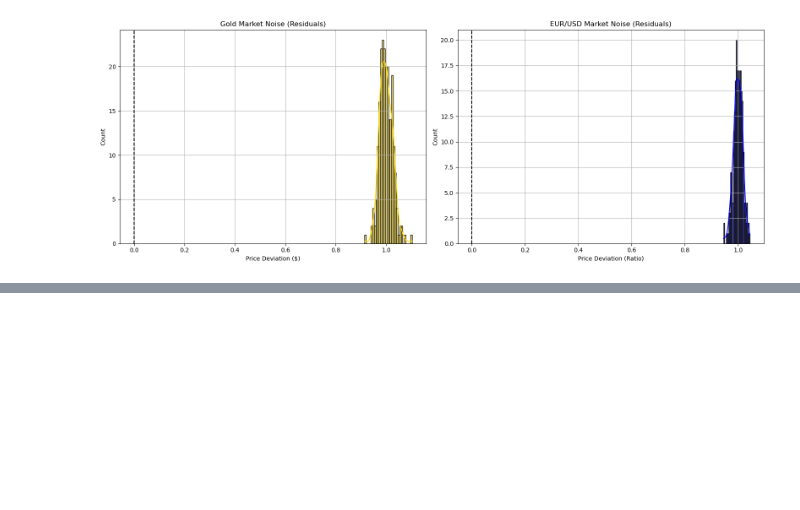
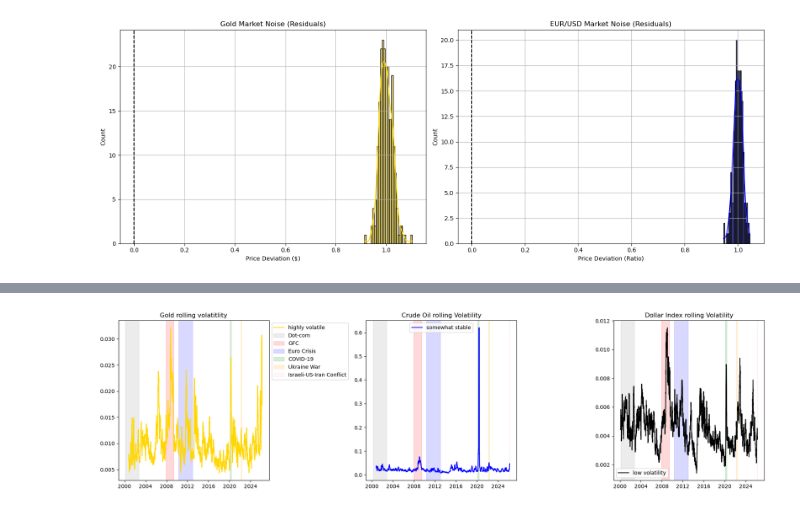
Before and after one commit to PandoraMK/Market-Analysis, a Jupyter notebook: MarketAnalysis_GOLDvsEURUSD.ipynb, the cells around one changed output, grey strips where cells are left out. Cells and saved outputs as stored; diff of their text form; code cells hidden in the pictures; blank space fills up the shorter version.

```diff
--- a/MarketAnalysis_GOLDvsEURUSD.ipynb
+++ b/MarketAnalysis_GOLDvsEURUSD.ipynb
@@ -261,0 +414,46 @@ plt.show()
+# %%
+# 2. rolling volatitlity
+#shows how volatility changes with time
+
+gold_rol_volatility = gold['Close'].pct_change().rolling(window=30).std() #30 day window
+oil_rol_volatility = USOIL['Close'].pct_change().rolling(window=30).std()
+dxy_rol_volatility = DXY['Close'].pct_change().rolling(window=30).std()
+# %%
+def add_crisis_shading(ax):
+    """Adds shaded regions for major economic crises to a given axis."""
+    crises = [
+        ("Dot-com", "2000-03-01", "2002-10-01", "gray"),
+        ("GFC", "2007-12-01", "2009-06-01", "red"),
+        ("Euro Crisis", "2010-05-01", "2012-12-31", "blue"),
+        ("COVID-19", "2020-02-01", "2020-04-30", "green"),
+        ("Ukraine War", "2022-02-24", "2022-04-30", "orange"),
+        ("Israeli-US-Iran Conflict", "2026-02-28", "2026-03-16", "pink")
+    ]
+
+    for name, start, end, color in crises:
+        ax.axvspan(pd.to_datetime(start), pd.to_datetime(end),
+                   color=color, alpha=0.15, label=name)
+
+fig, (ax1, ax2, ax3) = plt.subplots(1, 3, figsize=(18, 5))
+
+ax1.plot(gold_rol_volatility, color='gold', label='highly volatile')
+ax1.set_title('Gold rolling volatitlity')
+ax1.legend()
+
+ax2.plot(oil_rol_volatility, color='blue', label='somewhat stable')
+ax2.set_title('Crude Oil rolling Volatility')
+ax2.legend()
+
+ax3.plot(dxy_rol_volatility, color='black', label='low volatility')
+ax3.set_title('Dollar Index rolling Volatility')
+ax3.legend()
+
+for ax in [ax1, ax2, ax3]:
+    add_crisis_shading(ax)
+
+# Only show the legend once to keep it clean
+ax1.legend(loc='upper left', bbox_to_anchor=(1, 1))
+plt.tight_layout()
+plt.show()
+# %% [output]
+[figure, added]
```
Also changed, not shown: parts of 10 cells of this notebook.
